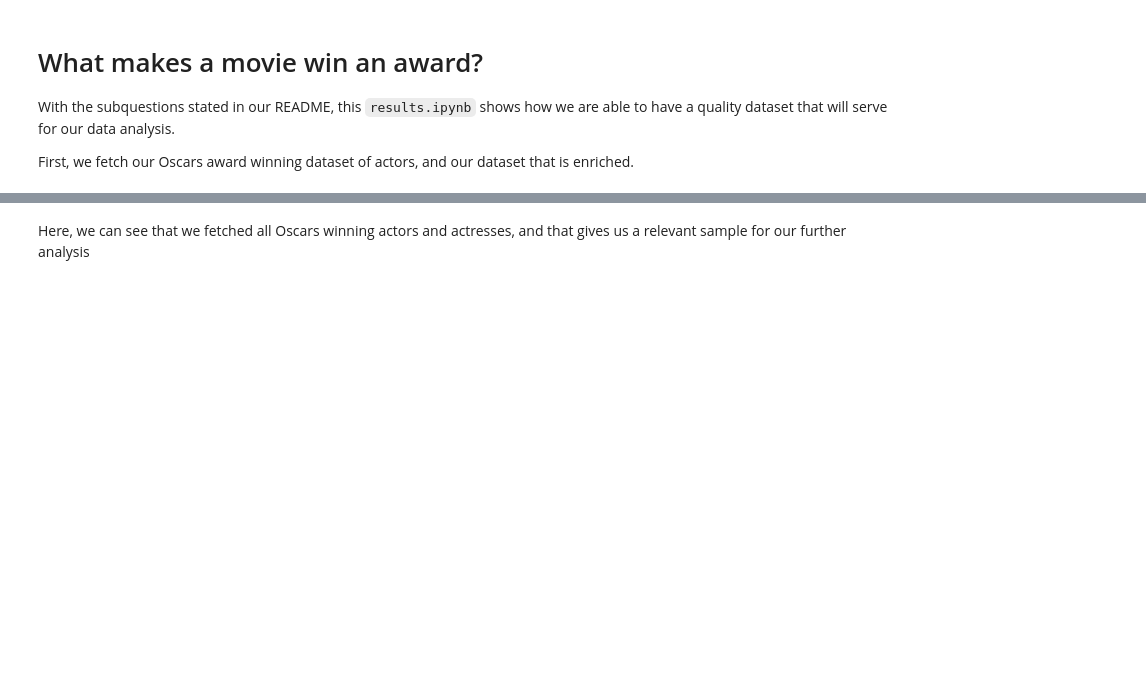
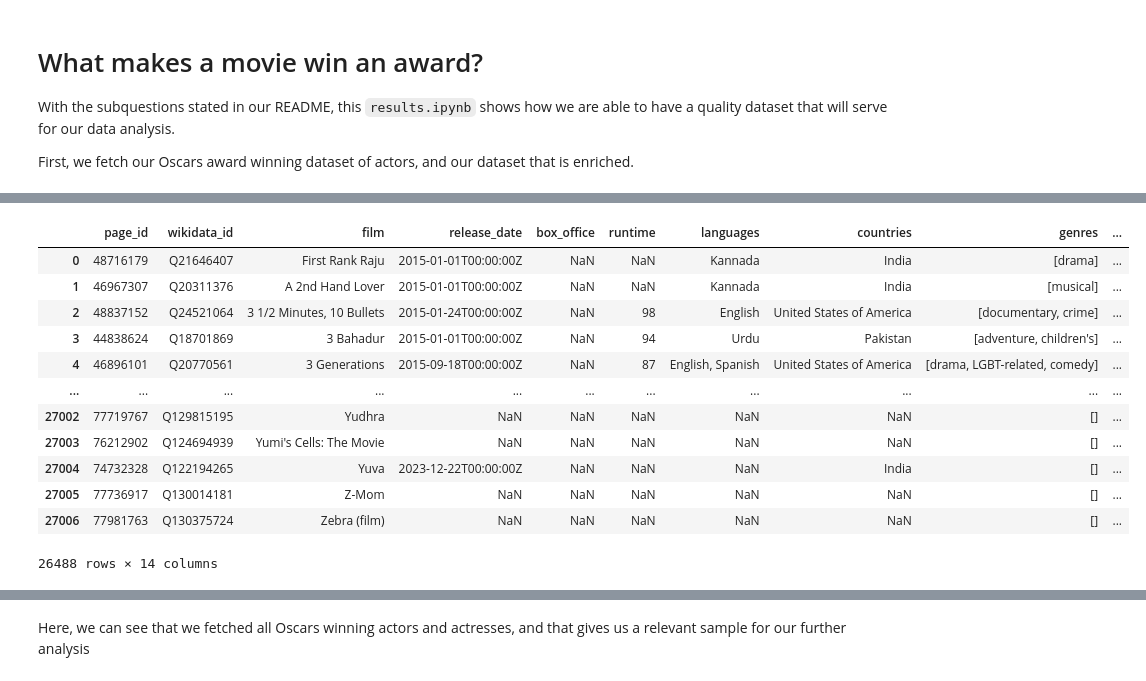
Before and after one commit to epfl-ada/ada-2024-project-5ds, a Jupyter notebook: results.ipynb, the cells around one changed output, grey strips where cells are left out. Drawn from its saved outputs; the diff is of its cells as text; code cells hidden in the pictures; blank space fills up the shorter version.

```diff
--- a/results.ipynb
+++ b/results.ipynb
@@ -31,0 +51,24 @@ winning_actors_info = load_dataframe_from_csv('winning_actors_information.csv')
+# %%
+extended_films['runtime'] = pd.to_numeric(extended_films['runtime'],  errors='coerce')
+# %%
+import ast
+
+extended_films['genres'] = extended_films['genres'].apply(lambda x: ast.literal_eval(x) if isinstance(x, str) else '[]')
+# %%
+extended_films = extended_films[extended_films['genres'].map(bool)]
+# %%
+extended_films
+# %% [output]
+|  | page_id | wikidata_id | film | release_date | box_office | runtime | languages | countries | genres | ... |
+| 0 | 48716179 | Q21646407 | First Rank Raju | 2015-01-01T00:00:00Z | NaN | NaN | Kannada | India | [drama] | ... |
+| 1 | 46967307 | Q20311376 | A 2nd Hand Lover | 2015-01-01T00:00:00Z | NaN | NaN | Kannada | India | [musical] | ... |
+| 2 | 48837152 | Q24521064 | 3 1/2 Minutes, 10 Bullets | 2015-01-24T00:00:00Z | NaN | 98 | English | United States of America | [documentary, crime] | ... |
+| 3 | 44838624 | Q18701869 | 3 Bahadur | 2015-01-01T00:00:00Z | NaN | 94 | Urdu | Pakistan | [adventure, children's] | ... |
+| 4 | 46896101 | Q20770561 | 3 Generations | 2015-09-18T00:00:00Z | NaN | 87 | English, Spanish | United States of America | [drama, LGBT-related, comedy] | ... |
+| ... | ... | ... | ... | ... | ... | ... | ... | ... | ... | ... |
+| 27002 | 77719767 | Q129815195 | Yudhra | NaN | NaN | NaN | NaN | NaN | [] | ... |
+| 27003 | 76212902 | Q124694939 | Yumi's Cells: The Movie | NaN | NaN | NaN | NaN | NaN | [] | ... |
+| 27004 | 74732328 | Q122194265 | Yuva | 2023-12-22T00:00:00Z | NaN | NaN | NaN | India | [] | ... |
+| 27005 | 77736917 | Q130014181 | Z-Mom | NaN | NaN | NaN | NaN | NaN | [] | ... |
+| 27006 | 77981763 | Q130375724 | Zebra (film) | NaN | NaN | NaN | NaN | NaN | [] | ... |
+26488 rows × 14 columns
```
Also changed, not shown: parts of 17 cells of this notebook, 2 other files.
